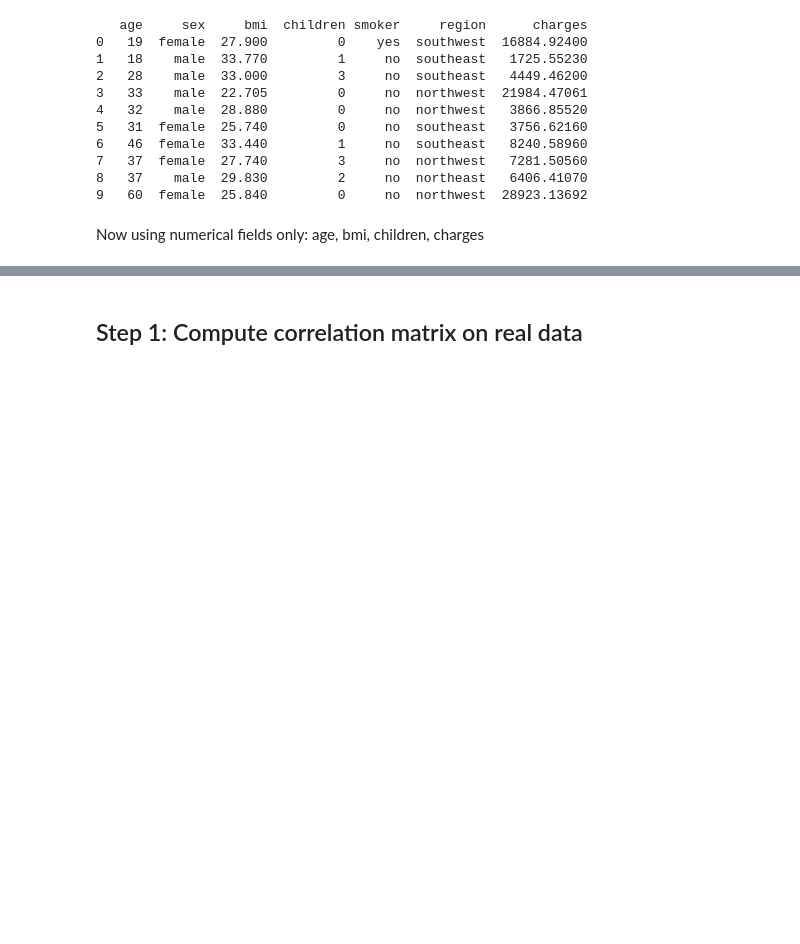
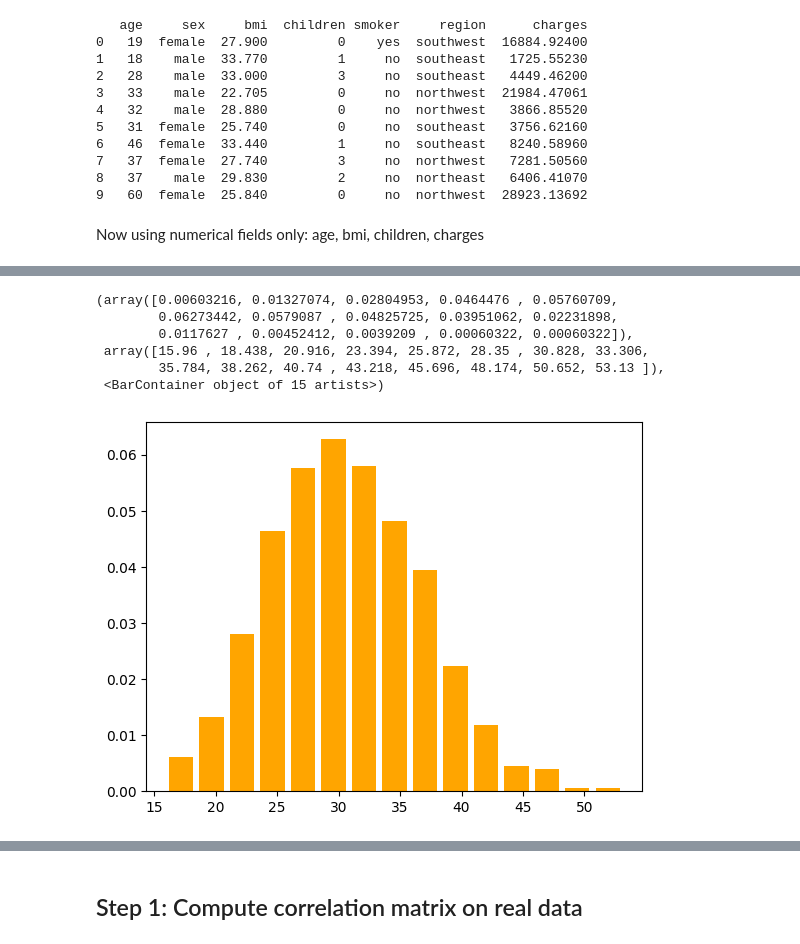
Before and after one commit to VincentGranville/Notebooks, a Jupyter notebook: copula_insurance_nogroup.ipynb, the cells around one changed output, grey strips where cells are left out. Drawn from its saved outputs; the diff is of its cells as text; code cells hidden in the pictures; blank space fills up the shorter version.

```diff
--- a/copula_insurance_nogroup.ipynb
+++ b/copula_insurance_nogroup.ipynb
@@ -74,0 +101,11 @@ The focus is to check out what kind of distributions we are dealing with, by plo
+# %%
+n_bins = 15
+plt.hist(bmi, n_bins, density = True, rwidth = 0.8, color = 'orange')
+# %% [output]
+(array([0.00603216, 0.01327074, 0.02804953, 0.0464476 , 0.05760709,
+        0.06273442, 0.0579087 , 0.04825725, 0.03951062, 0.02231898,
+        0.0117627 , 0.00452412, 0.0039209 , 0.00060322, 0.00060322]),
+ array([15.96 , 18.438, 20.916, 23.394, 25.872, 28.35 , 30.828, 33.306,
+        35.784, 38.262, 40.74 , 43.218, 45.696, 48.174, 50.652, 53.13 ]),
+ <BarContainer object of 15 artists>)
+[figure, added]
```
Also changed, not shown: parts of 22 cells of this notebook.
